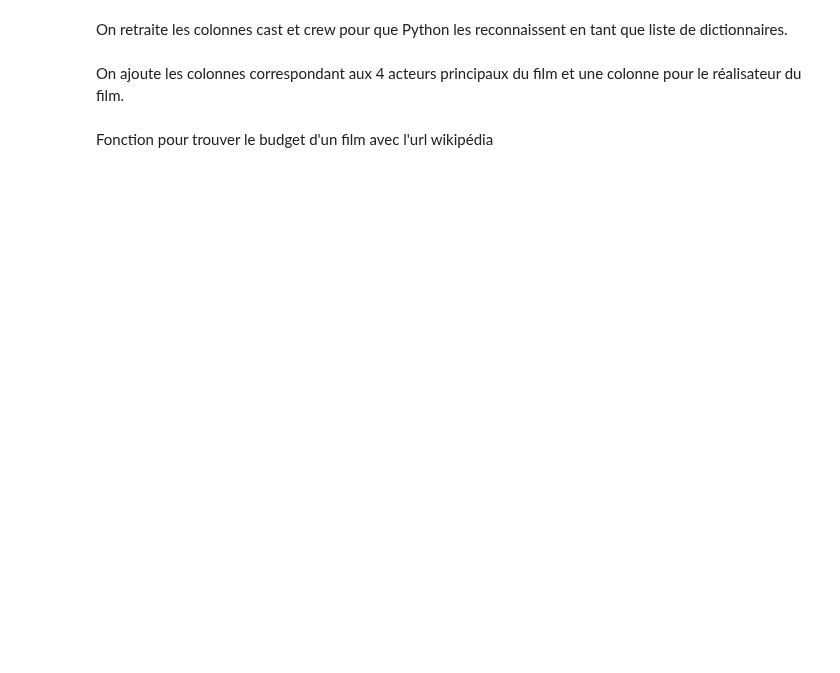
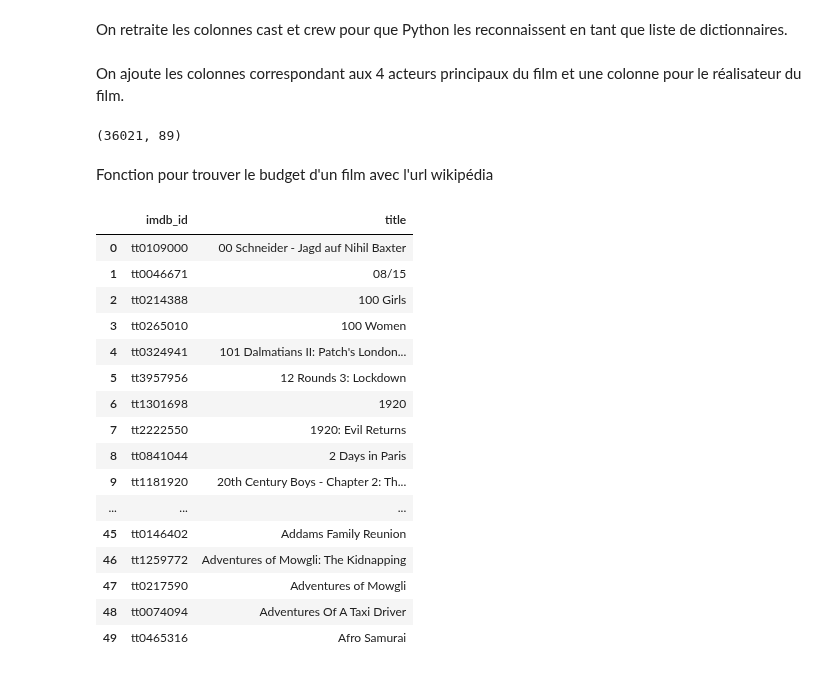
Before and after one commit to mlepennec-ensae/formation_cepe, a Jupyter notebook: Projet/donnees_projet.ipynb, the cells around one changed output. Drawn from its saved outputs; the diff is of its cells as text; code cells hidden in the pictures; blank space fills up the shorter version.

```diff
--- a/Projet/donnees_projet.ipynb
+++ b/Projet/donnees_projet.ipynb
@@ -269,8 +335,10 @@ data_movies_credits['realisateur'] = data_movies_credits['crew'].apply(
     lambda lst: lst['job' == 'Director']['name'] if isinstance(lst, list) and len(lst) > 0 else None
 )
 # %%
-data=data_movies_credits[data_movies_credits["budget"]=="0"]
-data[['title', 'url', 'url_film', 'url_film_date']]
+data_movies_credits[data_movies_credits["budget"].isna()].shape
+#data[['title', 'url', 'url_film', 'url_film_date']]
+# %% [output]
+(36021, 89)
 # %%
 headers = {
     'User-Agent': 'Mozilla/5.0 (Windows NT 10.0; Win64; x64) AppleWebKit/537.36 (KHTML, like Gecko) Chrome/117.0.0.0 Safari/537.36'
@@ -338,0 +411,20 @@ data[data['budget_final'].isna()]
+# %%
+df[['imdb_id', 'title']].head(50)
+# %% [output]
+|  | imdb_id | title |
+| 0 | tt0109000 | 00 Schneider - Jagd auf Nihil Baxter |
+| 1 | tt0046671 | 08/15 |
+| 2 | tt0214388 | 100 Girls |
+| 3 | tt0265010 | 100 Women |
+| 4 | tt0324941 | 101 Dalmatians II: Patch's London... |
+| 5 | tt3957956 | 12 Rounds 3: Lockdown |
+| 6 | tt1301698 | 1920 |
+| 7 | tt2222550 | 1920: Evil Returns |
+| 8 | tt0841044 | 2 Days in Paris |
+| 9 | tt1181920 | 20th Century Boys - Chapter 2: Th... |
+| ... | ... | ... |
+| 45 | tt0146402 | Addams Family Reunion |
+| 46 | tt1259772 | Adventures of Mowgli: The Kidnapping |
+| 47 | tt0217590 | Adventures of Mowgli |
+| 48 | tt0074094 | Adventures Of A Taxi Driver |
+| 49 | tt0465316 | Afro Samurai |
```
Also changed, not shown: parts of 19 cells of this notebook.
